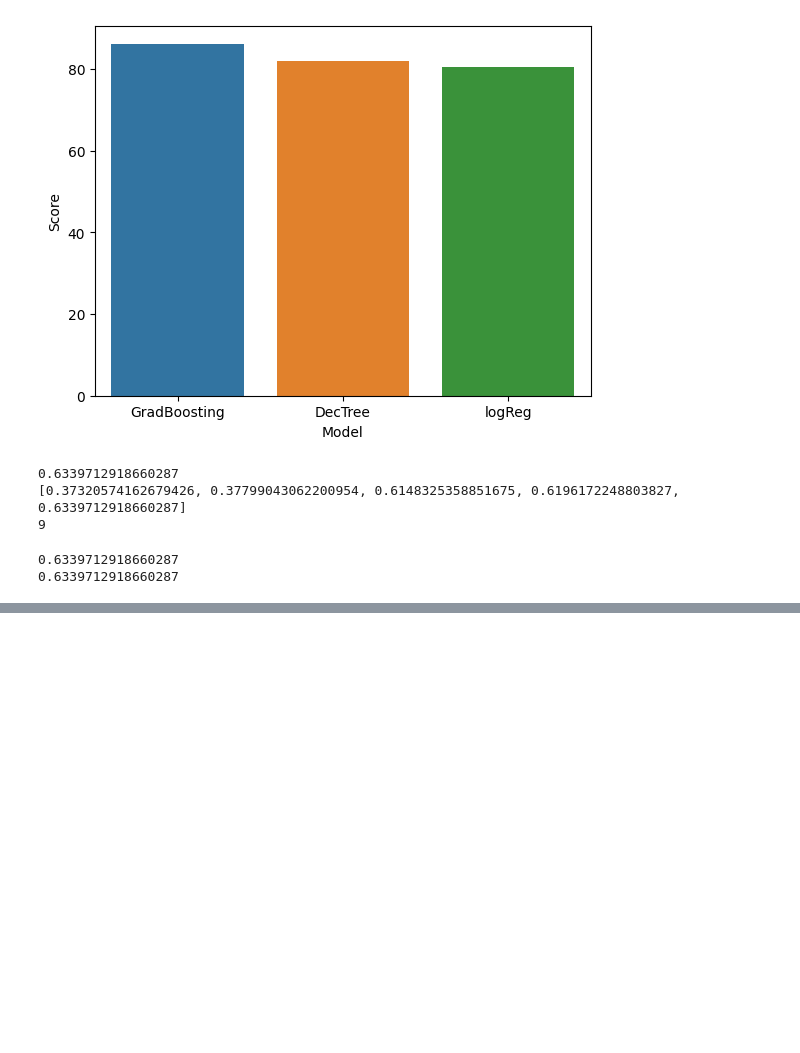
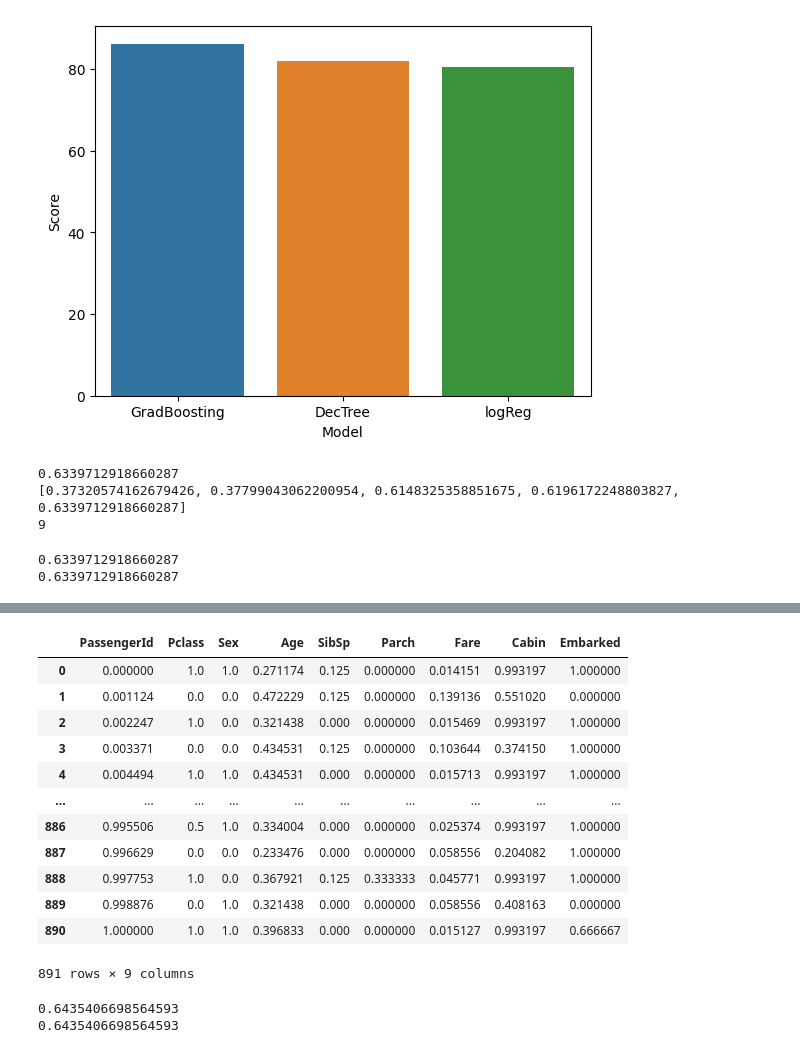
Before and after one commit to benvito/Titanic-Data-Survival, a Jupyter notebook: titanic_predict.ipynb, the cells around one changed output, grey strips where cells are left out. Drawn from its saved outputs; the diff is of its cells as text; code cells hidden in the pictures; blank space fills up the shorter version.

```diff
--- a/titanic_predict.ipynb
+++ b/titanic_predict.ipynb
@@ -320,0 +339,4 @@ print(metrics.accuracy_score(y_pred_lg, y_pred))
+# %%
+types = ['int64', 'float64', 'int32']
+normalized_df = train_df.select_dtypes(include=types)
+normalized_df
@@ -320,0 +357,21 @@ print(metrics.accuracy_score(y_pred_lg, y_pred))
+# %%
+normalizate = MinMaxScaler()
+normalizate.fit(normalized_df)
+nm_features = normalizate.transform(normalized_df)
+columns = normalized_df.columns
+minMax_df = pd.DataFrame(data=nm_features, columns=columns)
+minMax_df
+# %% [output]
+|  | PassengerId | Pclass | Sex | Age | SibSp | Parch | Fare | Cabin | Embarked |
+| 0 | 0.000000 | 1.0 | 1.0 | 0.271174 | 0.125 | 0.000000 | 0.014151 | 0.993197 | 1.000000 |
+| 1 | 0.001124 | 0.0 | 0.0 | 0.472229 | 0.125 | 0.000000 | 0.139136 | 0.551020 | 0.000000 |
+| 2 | 0.002247 | 1.0 | 0.0 | 0.321438 | 0.000 | 0.000000 | 0.015469 | 0.993197 | 1.000000 |
+| 3 | 0.003371 | 0.0 | 0.0 | 0.434531 | 0.125 | 0.000000 | 0.103644 | 0.374150 | 1.000000 |
+| 4 | 0.004494 | 1.0 | 1.0 | 0.434531 | 0.000 | 0.000000 | 0.015713 | 0.993197 | 1.000000 |
+| ... | ... | ... | ... | ... | ... | ... | ... | ... | ... |
+| 886 | 0.995506 | 0.5 | 1.0 | 0.334004 | 0.000 | 0.000000 | 0.025374 | 0.993197 | 1.000000 |
+| 887 | 0.996629 | 0.0 | 0.0 | 0.233476 | 0.000 | 0.000000 | 0.058556 | 0.204082 | 1.000000 |
+| 888 | 0.997753 | 1.0 | 0.0 | 0.367921 | 0.125 | 0.333333 | 0.045771 | 0.993197 | 1.000000 |
+| 889 | 0.998876 | 0.0 | 1.0 | 0.321438 | 0.000 | 0.000000 | 0.058556 | 0.408163 | 0.000000 |
+| 890 | 1.000000 | 1.0 | 1.0 | 0.396833 | 0.000 | 0.000000 | 0.015127 | 0.993197 | 0.666667 |
+891 rows × 9 columns
@@ -320,0 +380,9 @@ print(metrics.accuracy_score(y_pred_lg, y_pred))
+# %%
+kn = KNeighborsClassifier(n_neighbors=k)
+kn.fit(X_train, y_train)
+y_pred = kn.predict(X_test)
+print(kn.score(X_test, y_pred_lg))
+print(metrics.accuracy_score(y_pred_lg, y_pred))
+# %% [output]
+0.6435406698564593
+0.6435406698564593
```
Also changed, not shown: parts of 4 cells of this notebook.
